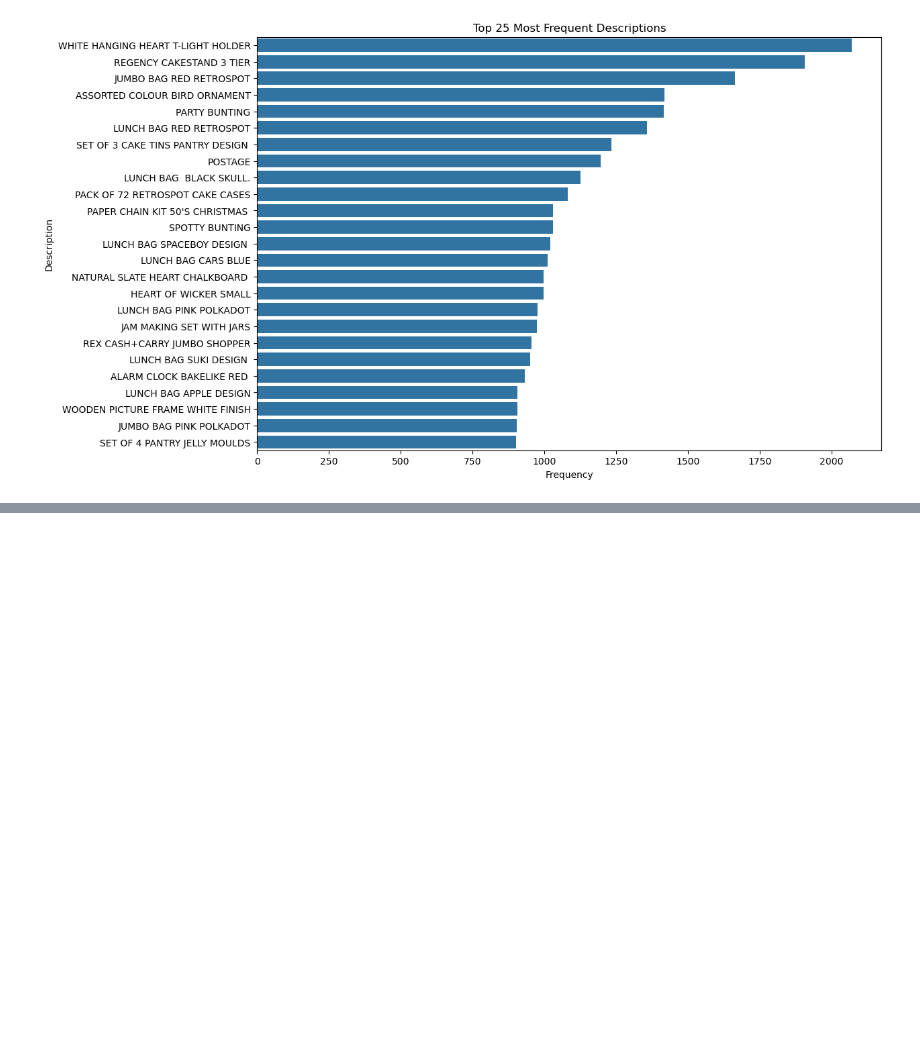
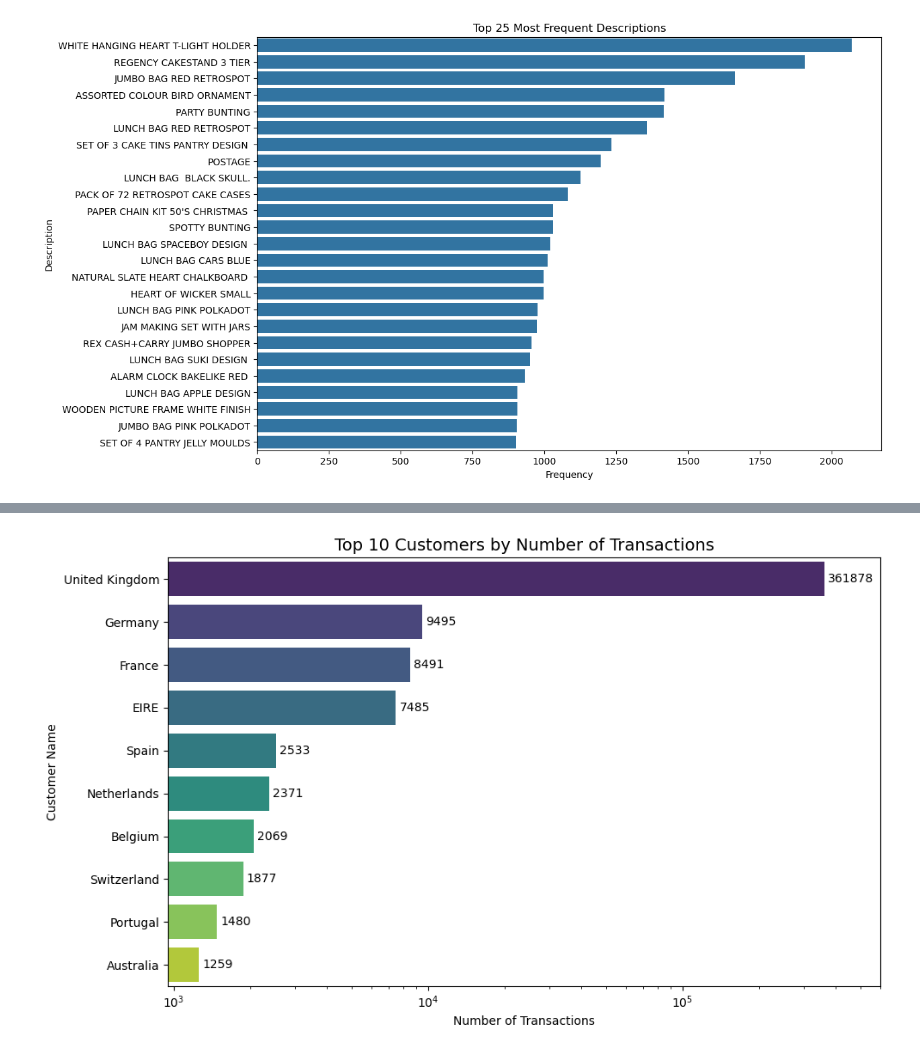
Before and after one commit to daffwwz/online-retail-dataset-analysis, a Jupyter notebook: online_retail.ipynb, the cells around one changed output, grey strips where cells are left out. Cells and saved outputs as stored; diff of their text form; code cells hidden in the pictures; blank space fills up the shorter version.

```diff
--- a/online_retail.ipynb
+++ b/online_retail.ipynb
@@ -126,0 +131,24 @@ plt.show()
+# %%
+# top 10 countries by number of transactions # using groupby
+top_country = df_cleaned.groupby(['Country']).agg(Country_count=('Country', 'count')).reset_index().sort_values(['Country_count'], ascending=[False]).head(10)
+plt.figure(figsize=(10,6))
+ax = sns.barplot(
+    x='Country_count',
+    y='Country',
+    hue='Country',
+    data=top_country ,
+    legend=False,
+    palette='viridis'
+)
+
+for container in ax.containers:
+    ax.bar_label(container, fmt='%d', label_type='edge', padding=3) # add bar labels so the value is plotted on the bar
+plt.title('Top 10 Customers by Number of Transactions', fontsize=14)
+plt.xlabel('Number of Transactions')
+plt.ylabel('Customer Name')
+plt.xscale('log')
+plt.xlim(right=0.6*1e6)
+plt.tight_layout()
+plt.show()
+# %% [output]
+[figure, added]
```
Also changed, not shown: parts of 6 cells of this notebook.
